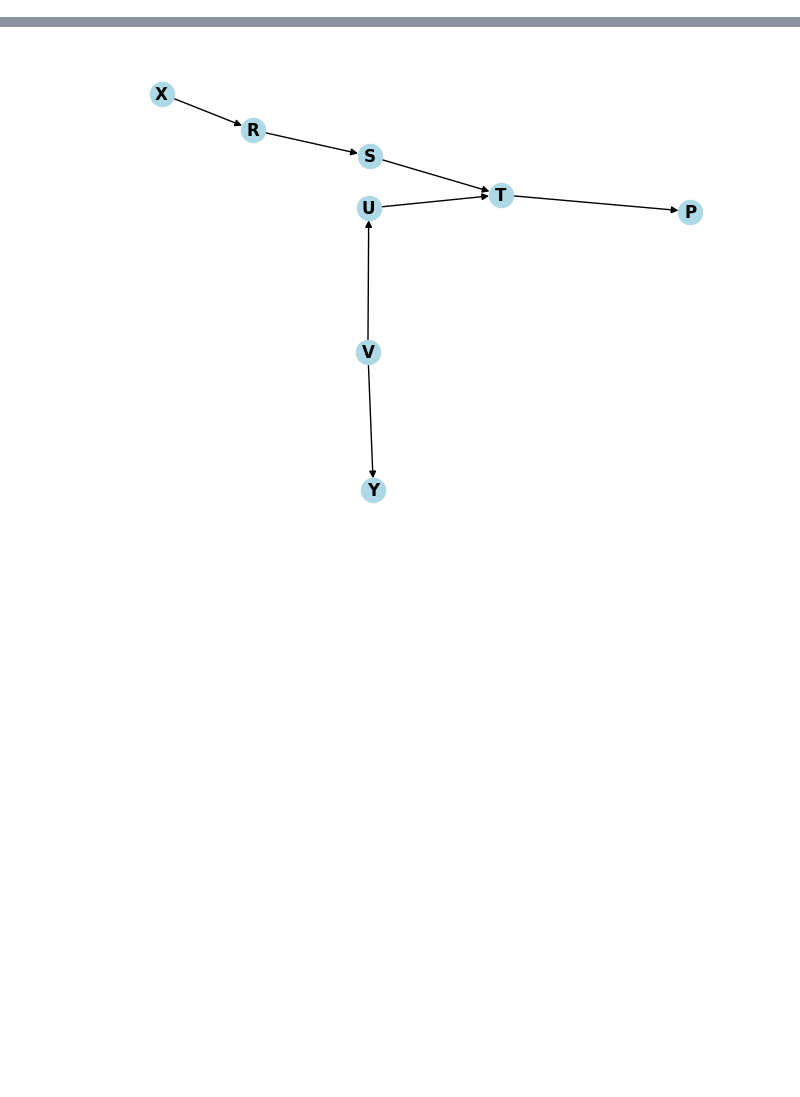
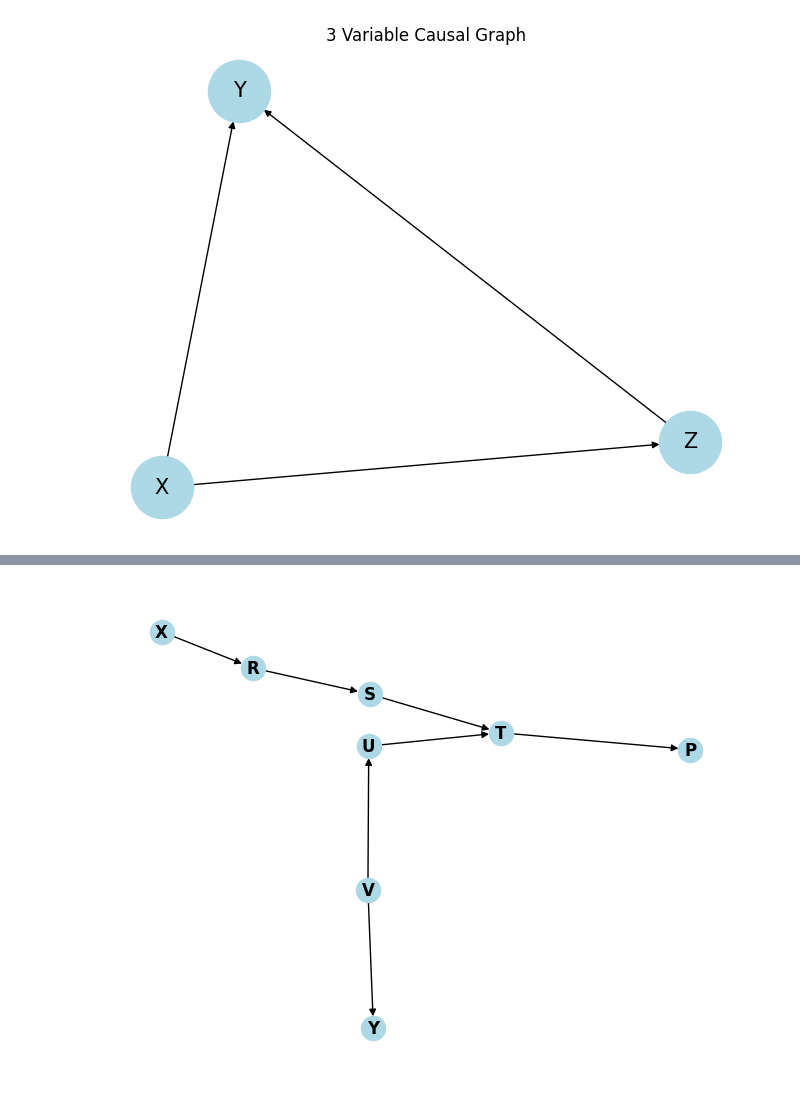
Before and after one commit to PNNL-CompBio/SERGIO, a Jupyter notebook: examples/cond_ind_test_ag.ipynb, the cells around one changed output, grey strips where cells are left out. Saved outputs shown, nothing was run; the diff lists cells and outputs as text; code cells hidden in the pictures; blank space fills up the shorter version.

Commit message:
3 variable model updates

```diff
--- a/examples/cond_ind_test_ag.ipynb
+++ b/examples/cond_ind_test_ag.ipynb
@@ -6,0 +27,12 @@ import matplotlib.pyplot as plt
+# %%
+# Creating the causal graph
+G0 = nx.DiGraph()
+G0.add_edges_from([('X', 'Y'), ('Z', 'Y'), ('X', 'Z')])
+
+# Visualizing the graph
+pos = nx.spring_layout(G0)
+nx.draw(G0, pos, with_labels=True, node_size=2000, node_color='lightblue', font_size=15)
+plt.title("3 Variable Causal Graph")
+plt.show()
+# %% [output]
+[figure, added]
```
Also changed, not shown: parts of 6 cells of this notebook.
